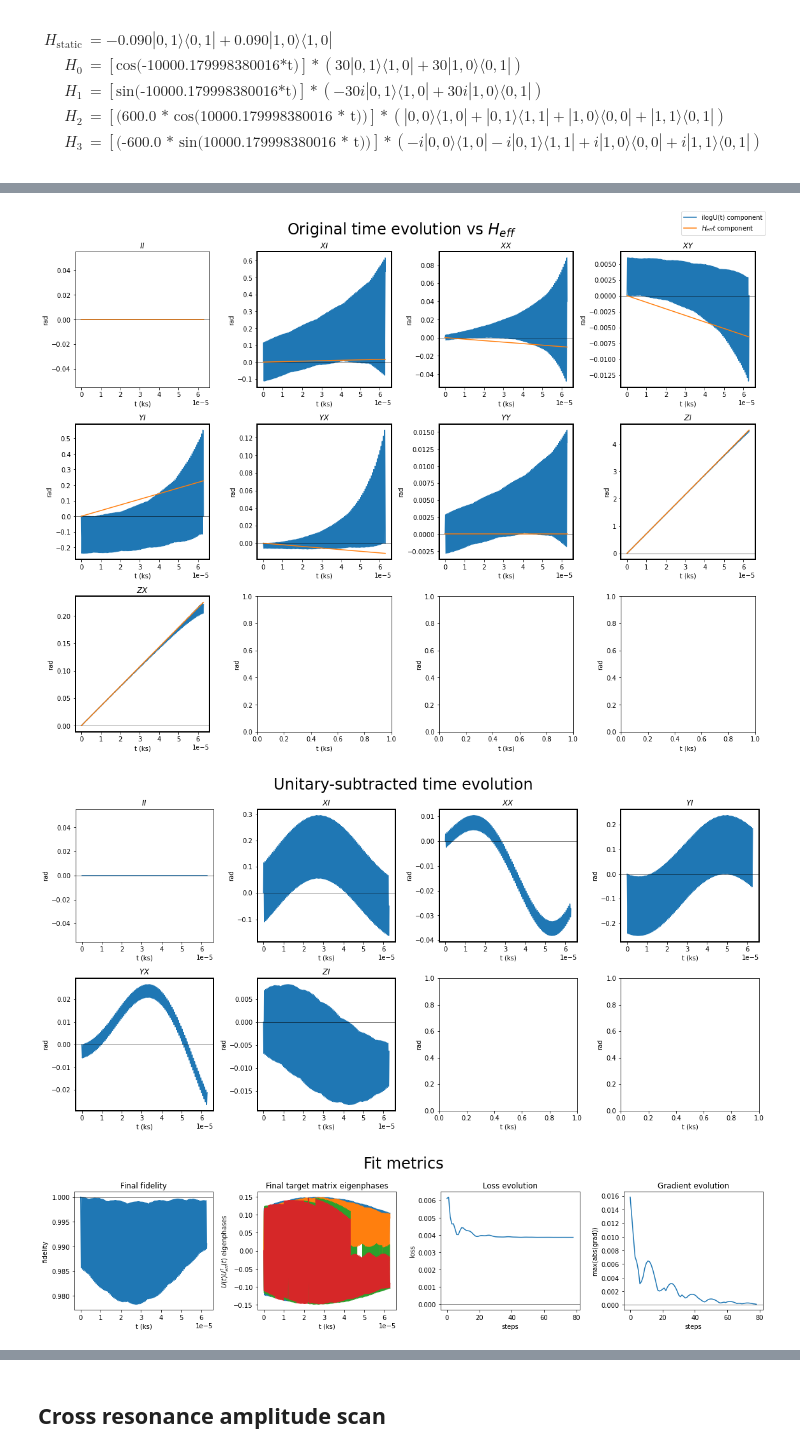
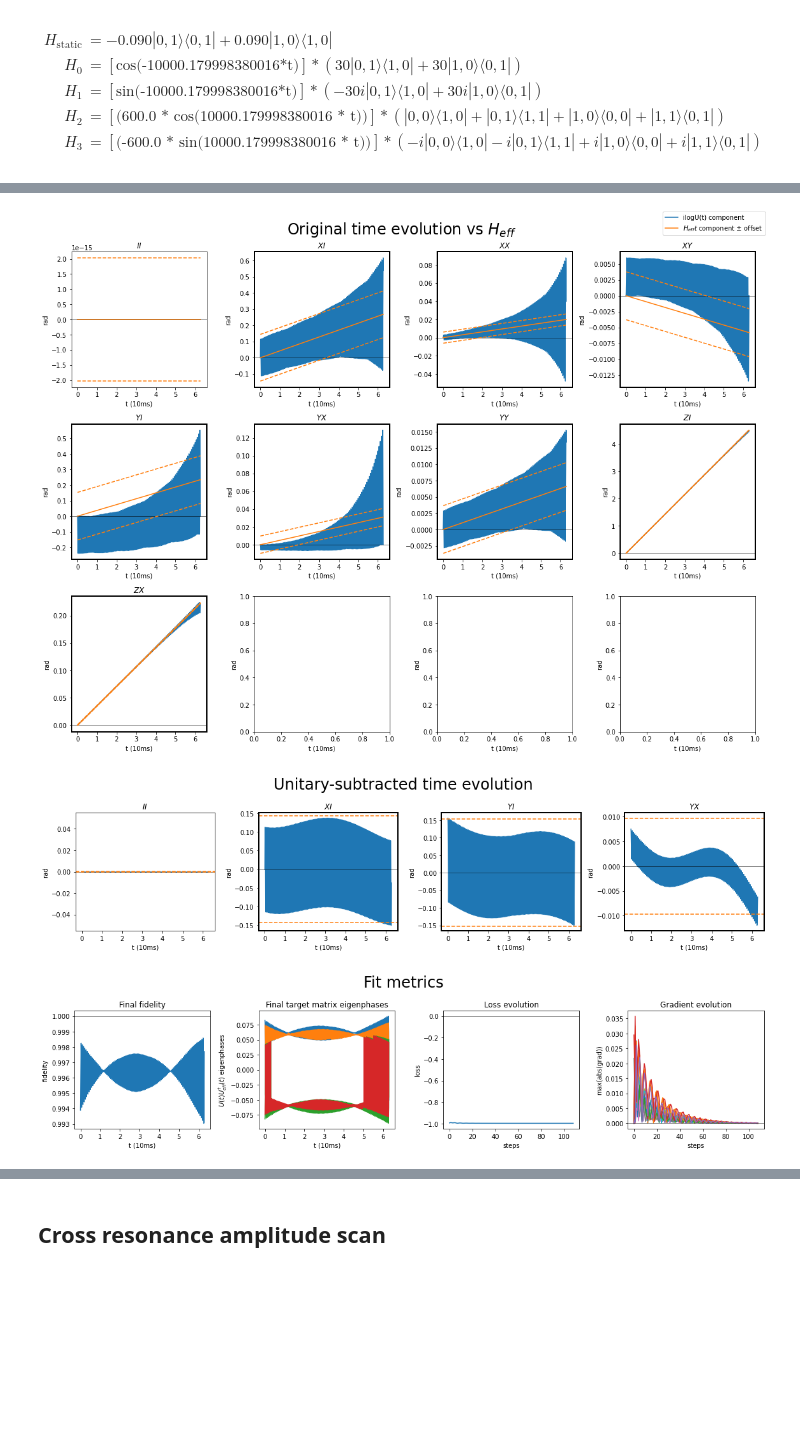
Before and after one commit to UTokyo-ICEPP/qudit-sim, a Jupyter notebook: examples/validation/heff.ipynb, the cells around one changed output, grey strips where cells are left out. Cells and saved outputs as stored; diff of their text form; code cells hidden in the pictures; blank space fills up the shorter version.

```diff
--- a/examples/validation/heff.ipynb
+++ b/examples/validation/heff.ipynb
@@ -150,6 +147,6 @@ qudit_sim.plot_components(components);
 # %%
-qudit_sim.heff.inspect_fidelity_maximization('heff_validation/cross_resonance.h5');
+qudit_sim.analysis.inspect_heff_fit('heff_validation/cross_resonance.h5');
 # %% [output]
-[figure, old version]
+[figure, new version]
-[figure, old version]
+[figure, new version]
-[figure, old version]
+[figure, new version]
```
Also changed, not shown: parts of 27 cells of this notebook, 9 other files.
